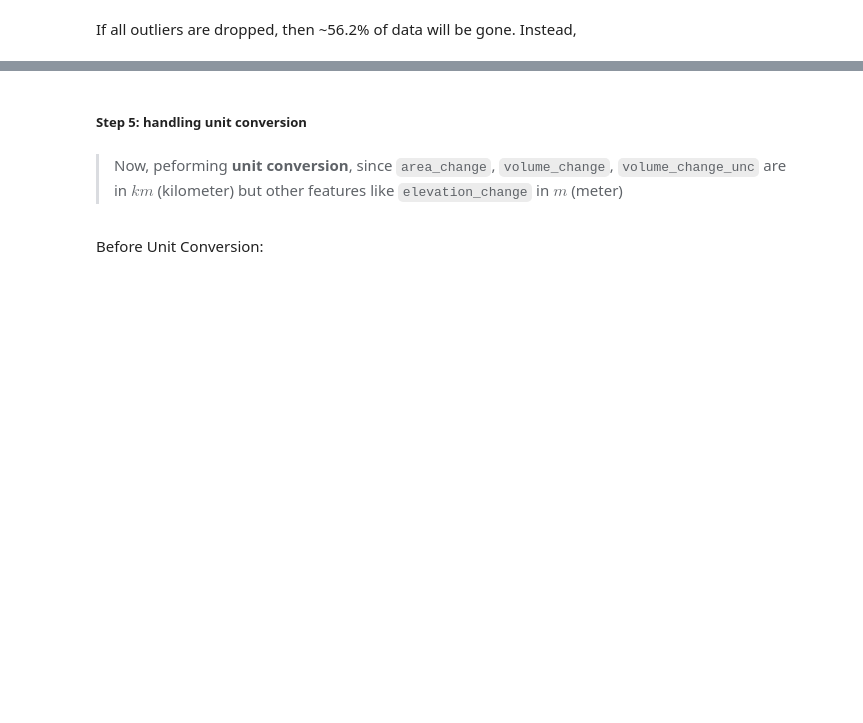
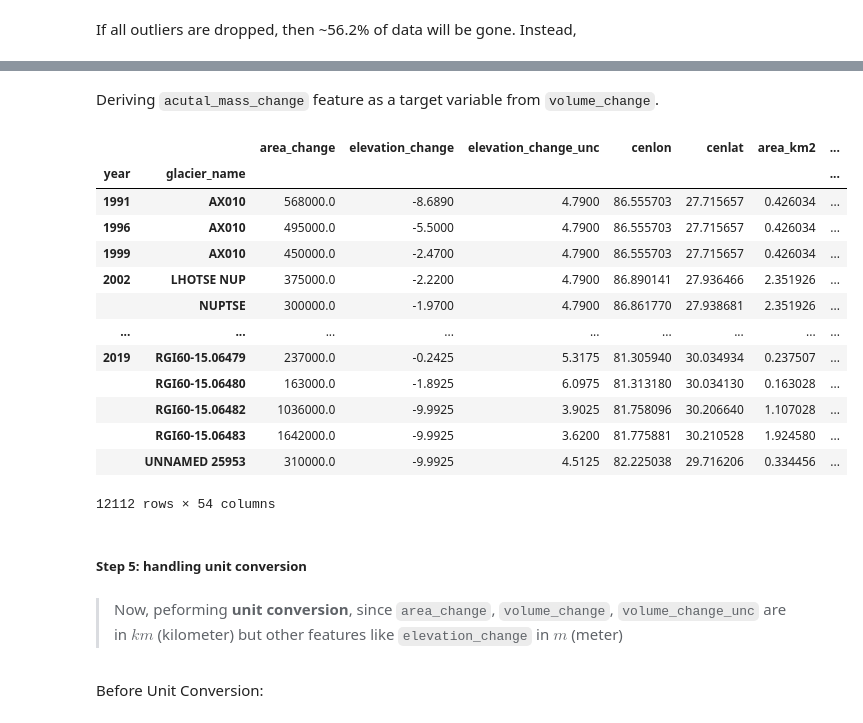
Before and after one commit to sanjiv576/ST7072CEM-Machine-Learning-Assignment, a Jupyter notebook: notebooks/2_data_preparation.ipynb, the cells around one changed output, grey strips where cells are left out. Cells and saved outputs as stored; diff of their text form; code cells hidden in the pictures; blank space fills up the shorter version.

```diff
--- a/notebooks/2_data_preparation.ipynb
+++ b/notebooks/2_data_preparation.ipynb
@@ -261,0 +263,8 @@ Shape after clipping: (13036, 57)
+# %%
+cols_to_clip = [col for col in numerical_cols if col not in ['cenlon', 'cenlat', 'year', 'volume_change']]
+
+# capping which means replacing higher values than upper limit with upper limit value, and lower values than lower limit with lower limit value
+df[cols_to_clip] = df[cols_to_clip].clip(lower=lower_limit, upper=upper_limit, axis=1)
+
+
+print(f"Shape after clipping: {df.shape}")
@@ -276,0 +288,31 @@ Name: year, Length: 13036, dtype: int64
+# %% [markdown]
+Deriving `acutal_mass_change` feature as a target variable from `volume_change`.
+# %%
+# average density of glacier ice (rho) = 850 kg/m^3
+rho_ice = 850
+
+# calculating and adding target variable
+# Formula: Mass (Gt) = Volume (km^3) * (850 / 1000) taken from Huss (2013) "Density assumptions for converting geodetic glacier volume change to mass change"
+df['actual_mass_change'] = df['volume_change'] * (rho_ice / 1000)    # unit is gigatones of water equivalent (g.w.e)
+# %%
+# dropping original volume features to prevent data leakage
+df.drop(columns=['volume_change', 'volume_change_unc'], inplace=True)
+# %%
+df.set_index(['year', 'glacier_name'], inplace=True)
+# %%
+df
+# %% [output]
+|  |  | area_change | elevation_change | elevation_change_unc | cenlon | cenlat | area_km2 | ... |
+| year | glacier_name |  |  |  |  |  |  | ... |
+| 1991 | AX010 | 568000.0 | -8.6890 | 4.7900 | 86.555703 | 27.715657 | 0.426034 | ... |
+| 1996 | AX010 | 495000.0 | -5.5000 | 4.7900 | 86.555703 | 27.715657 | 0.426034 | ... |
+| 1999 | AX010 | 450000.0 | -2.4700 | 4.7900 | 86.555703 | 27.715657 | 0.426034 | ... |
+| 2002 | LHOTSE NUP | 375000.0 | -2.2200 | 4.7900 | 86.890141 | 27.936466 | 2.351926 | ... |
+|  | NUPTSE | 300000.0 | -1.9700 | 4.7900 | 86.861770 | 27.938681 | 2.351926 | ... |
+| ... | ... | ... | ... | ... | ... | ... | ... | ... |
+| 2019 | RGI60-15.06479 | 237000.0 | -0.2425 | 5.3175 | 81.305940 | 30.034934 | 0.237507 | ... |
+|  | RGI60-15.06480 | 163000.0 | -1.8925 | 6.0975 | 81.313180 | 30.034130 | 0.163028 | ... |
+|  | RGI60-15.06482 | 1036000.0 | -9.9925 | 3.9025 | 81.758096 | 30.206640 | 1.107028 | ... |
+|  | RGI60-15.06483 | 1642000.0 | -9.9925 | 3.6200 | 81.775881 | 30.210528 | 1.924580 | ... |
+|  | UNNAMED 25953 | 310000.0 | -9.9925 | 4.5125 | 82.225038 | 29.716206 | 0.334456 | ... |
+12112 rows × 54 columns
```
Also changed, not shown: parts of 24 cells of this notebook.
